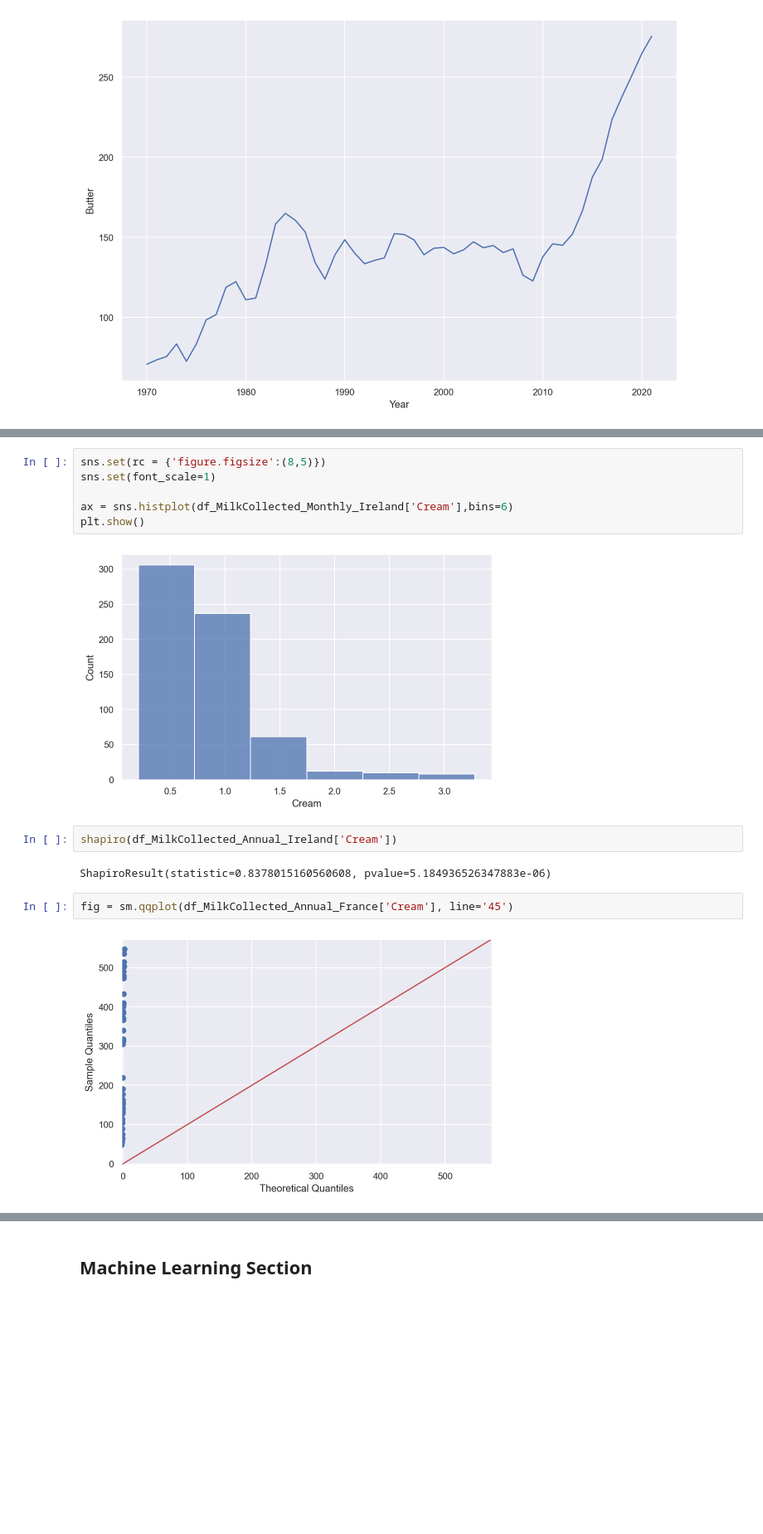
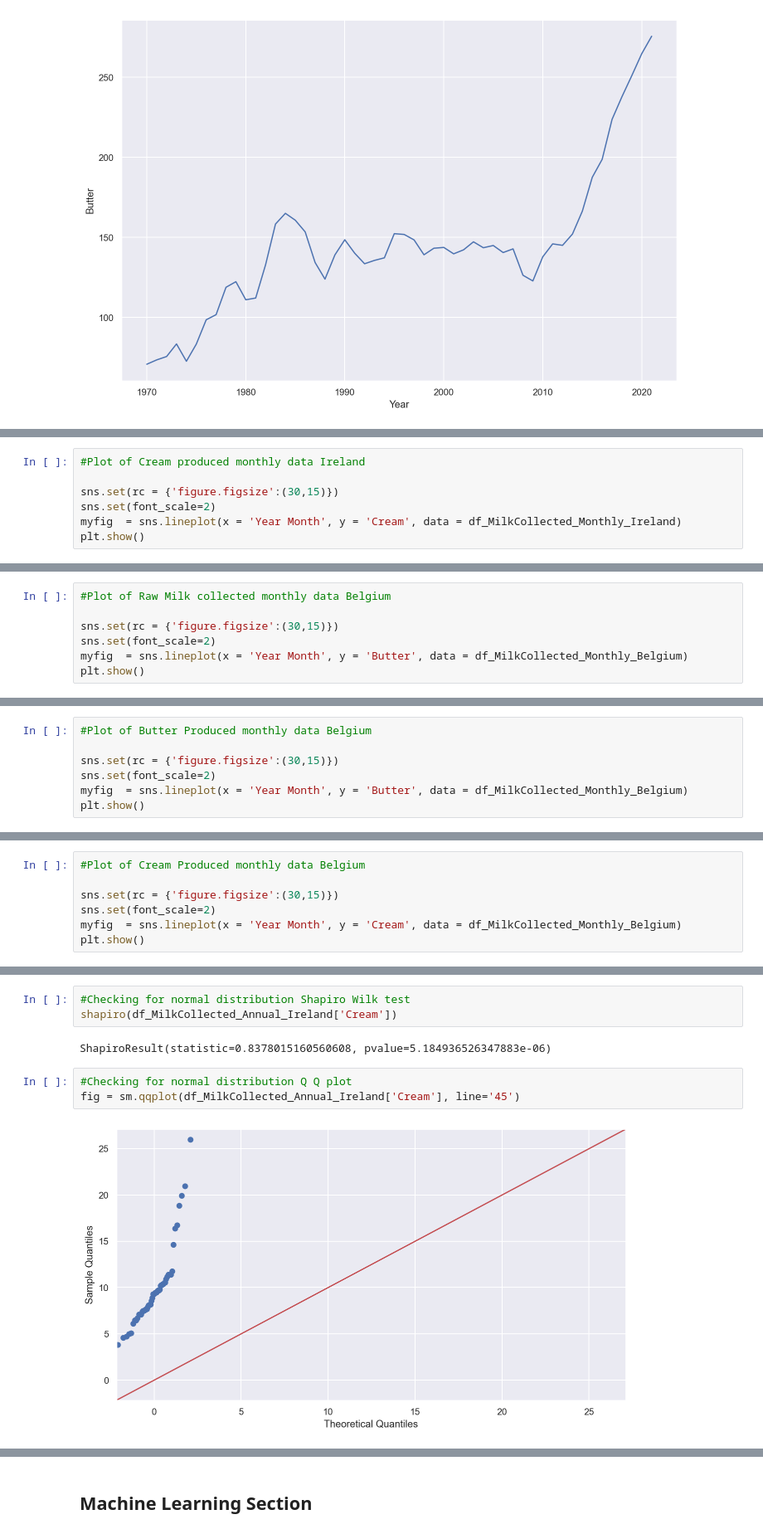
Before and after one commit to AntonyWalsh/CA2-DS, a Jupyter notebook: CA2.ipynb, the cells around one changed output, grey strips where cells are left out. Shown at 83% size. Saved outputs shown, nothing was run; the diff lists cells and outputs as text; blank space fills up the shorter version.

```diff
--- a/CA2.ipynb
+++ b/CA2.ipynb
@@ -396,0 +453,7 @@ plt.show()
+# %%
+#Plot of Cream produced monthly data Ireland
+
+sns.set(rc = {'figure.figsize':(30,15)})
+sns.set(font_scale=2)
+myfig  = sns.lineplot(x = 'Year Month', y = 'Cream', data = df_MilkCollected_Monthly_Ireland)
+plt.show()
@@ -396,0 +462,7 @@ plt.show()
+# %%
+#Plot of Raw Milk collected monthly data Belgium
+
+sns.set(rc = {'figure.figsize':(30,15)})
+sns.set(font_scale=2)
+myfig  = sns.lineplot(x = 'Year Month', y = 'Butter', data = df_MilkCollected_Monthly_Belgium)
+plt.show()
@@ -396,0 +471,7 @@ plt.show()
+# %%
+#Plot of Butter Produced monthly data Belgium
+
+sns.set(rc = {'figure.figsize':(30,15)})
+sns.set(font_scale=2)
+myfig  = sns.lineplot(x = 'Year Month', y = 'Butter', data = df_MilkCollected_Monthly_Belgium)
+plt.show()
@@ -396,0 +480,7 @@ plt.show()
+# %%
+#Plot of Cream Produced monthly data Belgium
+
+sns.set(rc = {'figure.figsize':(30,15)})
+sns.set(font_scale=2)
+myfig  = sns.lineplot(x = 'Year Month', y = 'Cream', data = df_MilkCollected_Monthly_Belgium)
+plt.show()
@@ -406,16 +521,10 @@ plt.show()
-# %%
-sns.set(rc = {'figure.figsize':(8,5)})
-sns.set(font_scale=1)
-
-ax = sns.histplot(df_MilkCollected_Monthly_Ireland['Cream'],bins=6)
-plt.show()
-# %% [output]
-[figure, removed]
 # %%
+#Checking for normal distribution Shapiro Wilk test
 shapiro(df_MilkCollected_Annual_Ireland['Cream'])
 # %% [output]
 ShapiroResult(statistic=0.8378015160560608, pvalue=5.184936526347883e-06)
 # %%
-fig = sm.qqplot(df_MilkCollected_Annual_France['Cream'], line='45')
+#Checking for normal distribution Q Q plot
+fig = sm.qqplot(df_MilkCollected_Annual_Ireland['Cream'], line='45')
 # %% [output]
-[figure, old version]
+[figure, new version]
```
Also changed, not shown: parts of 39 cells of this notebook.
